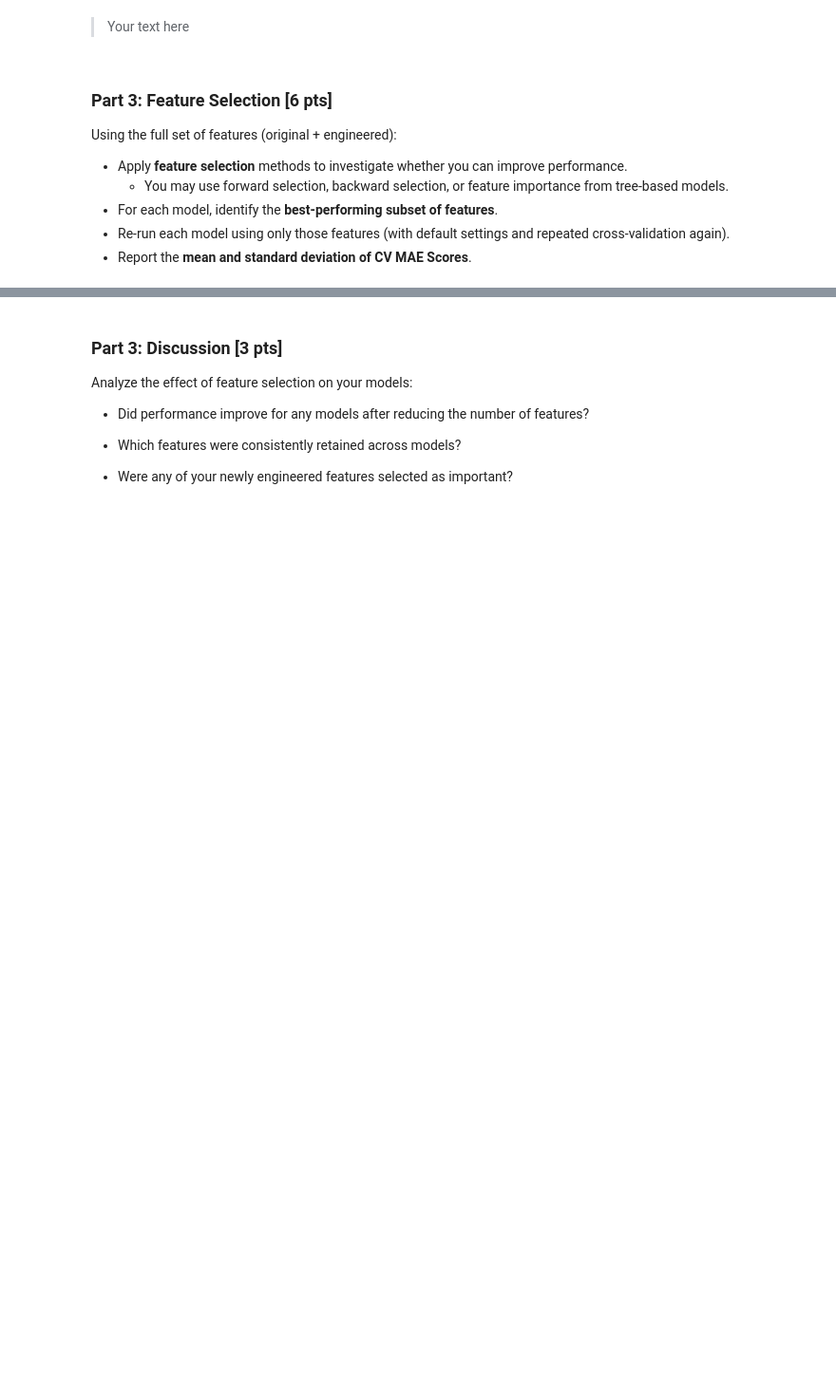
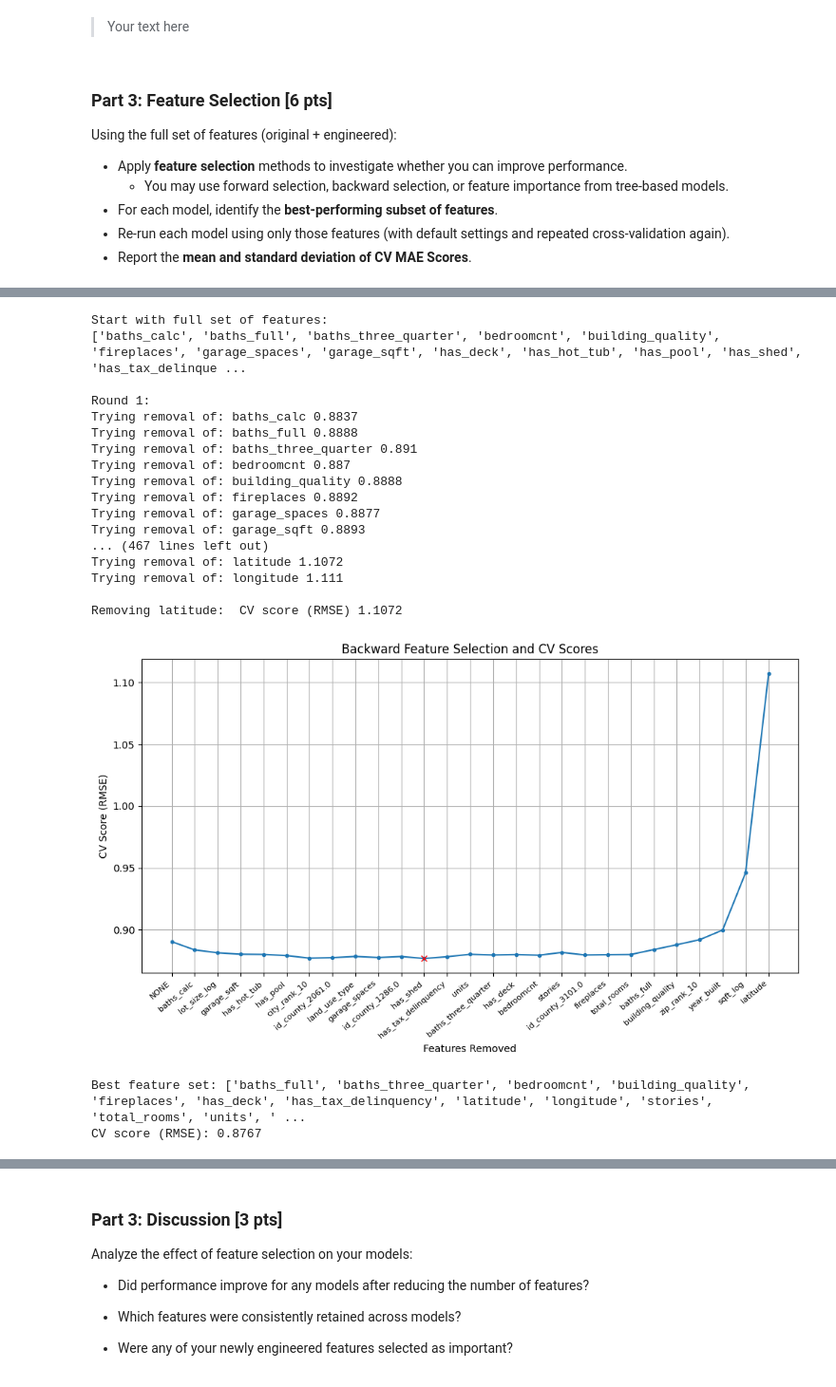
Before and after one commit to kumargaurav-bu-edu/bu_shared_projects, a Jupyter notebook: milestone_2/Milestone_02.ipynb, the cells around one changed output, grey strips where cells are left out. Shown at 95% size. Cells and saved outputs as stored; diff of their text form; code cells hidden in the pictures; blank space fills up the shorter version.

```diff
--- a/milestone_2/Milestone_02.ipynb
+++ b/milestone_2/Milestone_02.ipynb
@@ -643,0 +822,51 @@ print(f"Best CV Score: {best_rmse:.8f}")
+# %%
+## Model B Backwards
+
+model = DecisionTreeRegressor(
+    random_state=random_seed
+)
+
+selected_features, best_scores, best_feature_set, best_score = (
+    backward_feature_selection(X_train_scaled_df, y_train, model, verbose=True)
+)
+
+best_scores_rmse_back = np.sqrt(best_scores)
+best_rmse_back = np.sqrt(best_score)
+
+plt.figure(figsize=(10, 6))
+plt.title('Backward Feature Selection and CV Scores')
+plt.plot(range(1, len(best_scores_rmse_back) + 1), best_scores_rmse_back, marker='.')
+index = np.argmin(best_scores_rmse_back)
+plt.plot([index + 1], best_scores_rmse_back[index], marker='x', color='red')
+plt.xticks(range(1, len(selected_features) + 1), selected_features, rotation=40, ha='right', fontsize=8)
+plt.xlabel('Features Removed')
+plt.ylabel('CV Score (RMSE)')
+plt.grid()
+plt.tight_layout()
+plt.show()
+
+# Print minimum cv score
+
+print("Best feature set:", best_feature_set)
+print("CV score (RMSE):",np.around(best_rmse_back,4))
+# %% [output]
+Start with full set of features:
+['baths_calc', 'baths_full', 'baths_three_quarter', 'bedroomcnt', 'building_quality', 'fireplaces', 'garage_spaces', 'garage_sqft', 'has_deck', 'has_hot_tub', 'has_pool', 'has_shed', 'has_tax_delinque ...
+
+Round 1:
+Trying removal of: baths_calc 0.8837
+Trying removal of: baths_full 0.8888
+Trying removal of: baths_three_quarter 0.891
+Trying removal of: bedroomcnt 0.887
+Trying removal of: building_quality 0.8888
+Trying removal of: fireplaces 0.8892
+Trying removal of: garage_spaces 0.8877
+Trying removal of: garage_sqft 0.8893
+... (467 lines left out)
+Trying removal of: latitude 1.1072
+Trying removal of: longitude 1.111
+
+Removing latitude:  CV score (RMSE) 1.1072
+[figure, added]
+Best feature set: ['baths_full', 'baths_three_quarter', 'bedroomcnt', 'building_quality', 'fireplaces', 'has_deck', 'has_tax_delinquency', 'latitude', 'longitude', 'stories', 'total_rooms', 'units', ' ...
+CV score (RMSE): 0.8767
```
Also changed, not shown: parts of 26 cells of this notebook.
